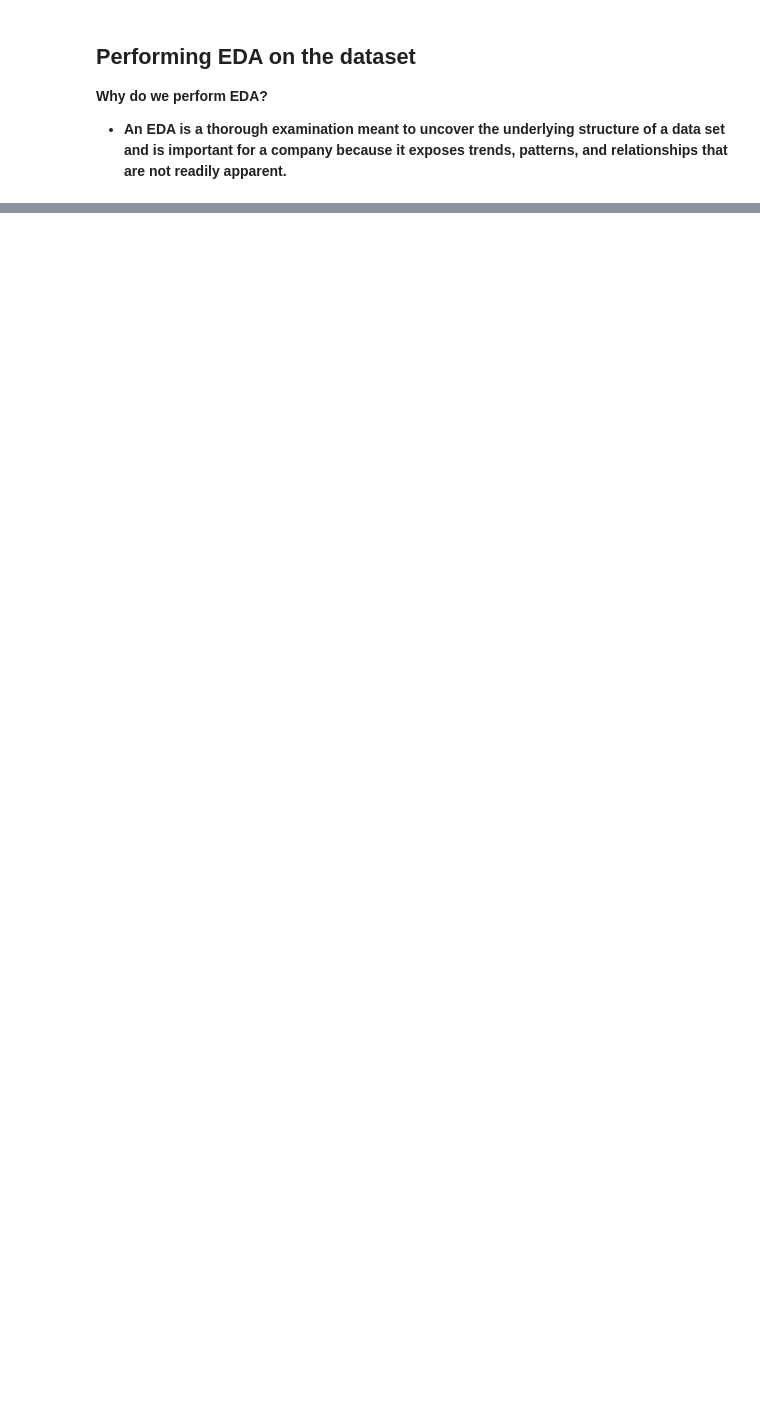
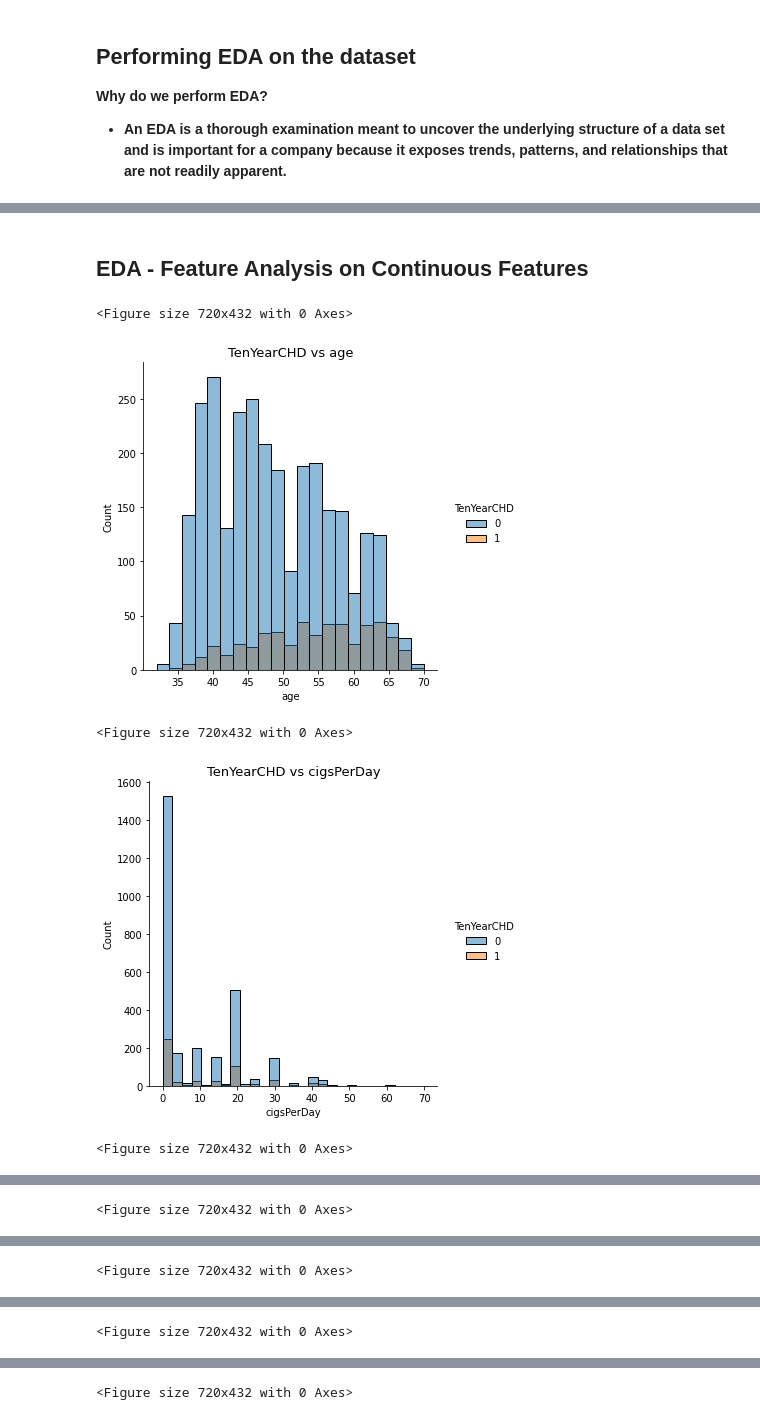
Before and after one commit to praveenbejo95/Cardiovascular-Risk-Prediction-ML-Classification-project, a Jupyter notebook: cardiovascular_Risk_prediction(Pravin_notebook).ipynb, the cells around one changed output, grey strips where cells are left out. Cells and saved outputs as stored; diff of their text form; code cells hidden in the pictures; blank space fills up the shorter version.

```diff
--- a/cardiovascular_Risk_prediction(Pravin_notebook).ipynb
+++ b/cardiovascular_Risk_prediction(Pravin_notebook).ipynb
@@ -317,0 +458,17 @@ Predict variable (desired target)
+# %%
+continous_columns_list = ['age','cigsPerDay', 'totChol','avgBP','BMI', 'heartRate', 'glucose']
+discrete_columns_list = ['education','BPMeds','sex','is_smoking','prevalentStroke','prevalentHyp','diabetes']
+# %% [markdown]
+## **EDA - Feature Analysis on Continuous Features**
+# %%
+for a, b in enumerate(continous_columns_list):
+  plt.figure(figsize = (10,6))
+  sns.displot(df, x=b, hue="TenYearCHD")
+  plt.title(f'TenYearCHD vs {b}', fontsize=13)
+  plt.show()
+# %% [output]
+<Figure size 720x432 with 0 Axes>
+[figure, added]
+<Figure size 720x432 with 0 Axes>
+[figure, added]
+<Figure size 720x432 with 0 Axes>
@@ -317,0 +476 @@ Predict variable (desired target)
+<Figure size 720x432 with 0 Axes>
@@ -317,0 +478 @@ Predict variable (desired target)
+<Figure size 720x432 with 0 Axes>
@@ -317,0 +480 @@ Predict variable (desired target)
+<Figure size 720x432 with 0 Axes>
@@ -317,0 +482 @@ Predict variable (desired target)
+<Figure size 720x432 with 0 Axes>
```
Also changed, not shown: parts of 32 cells of this notebook.
